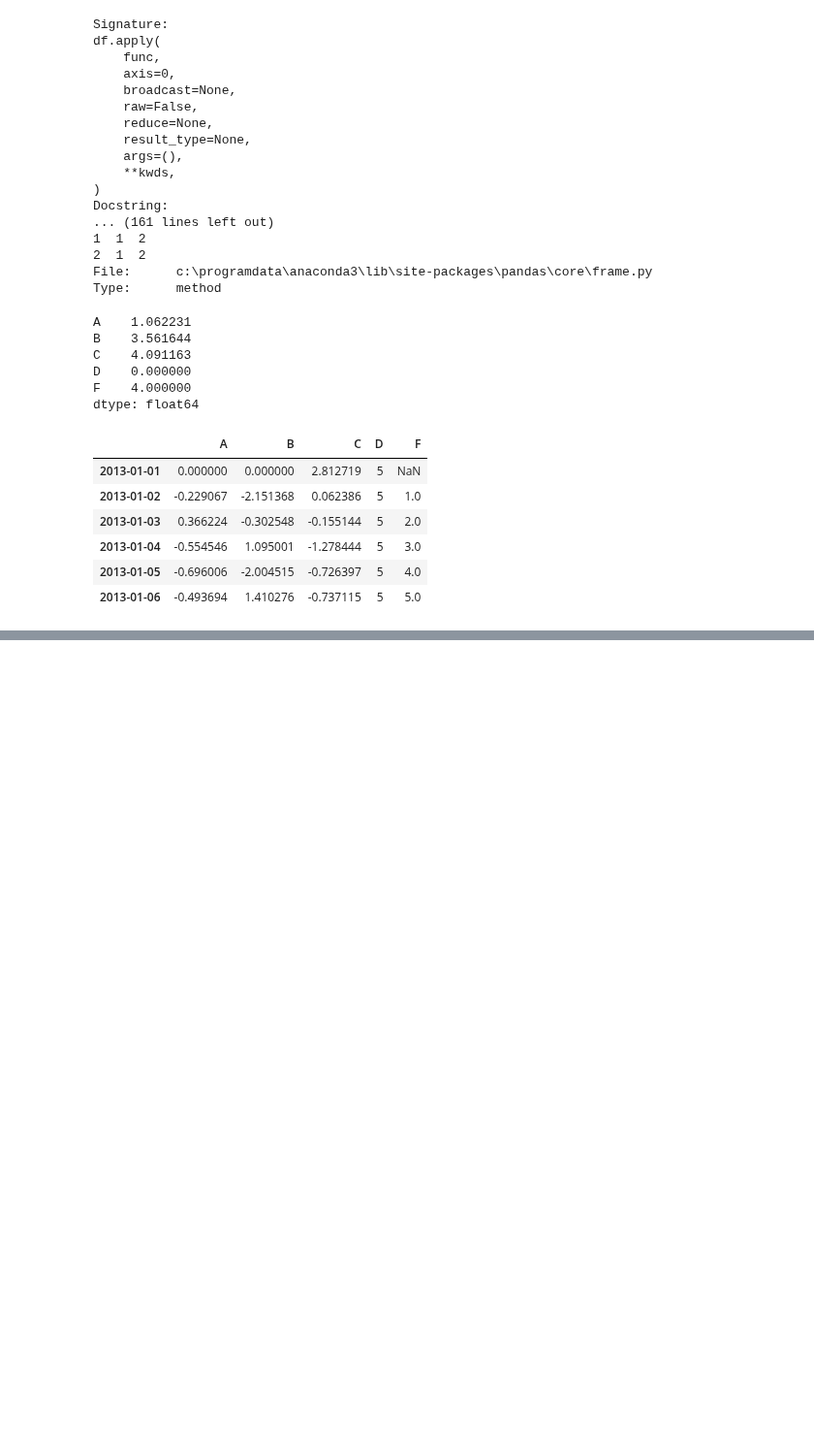
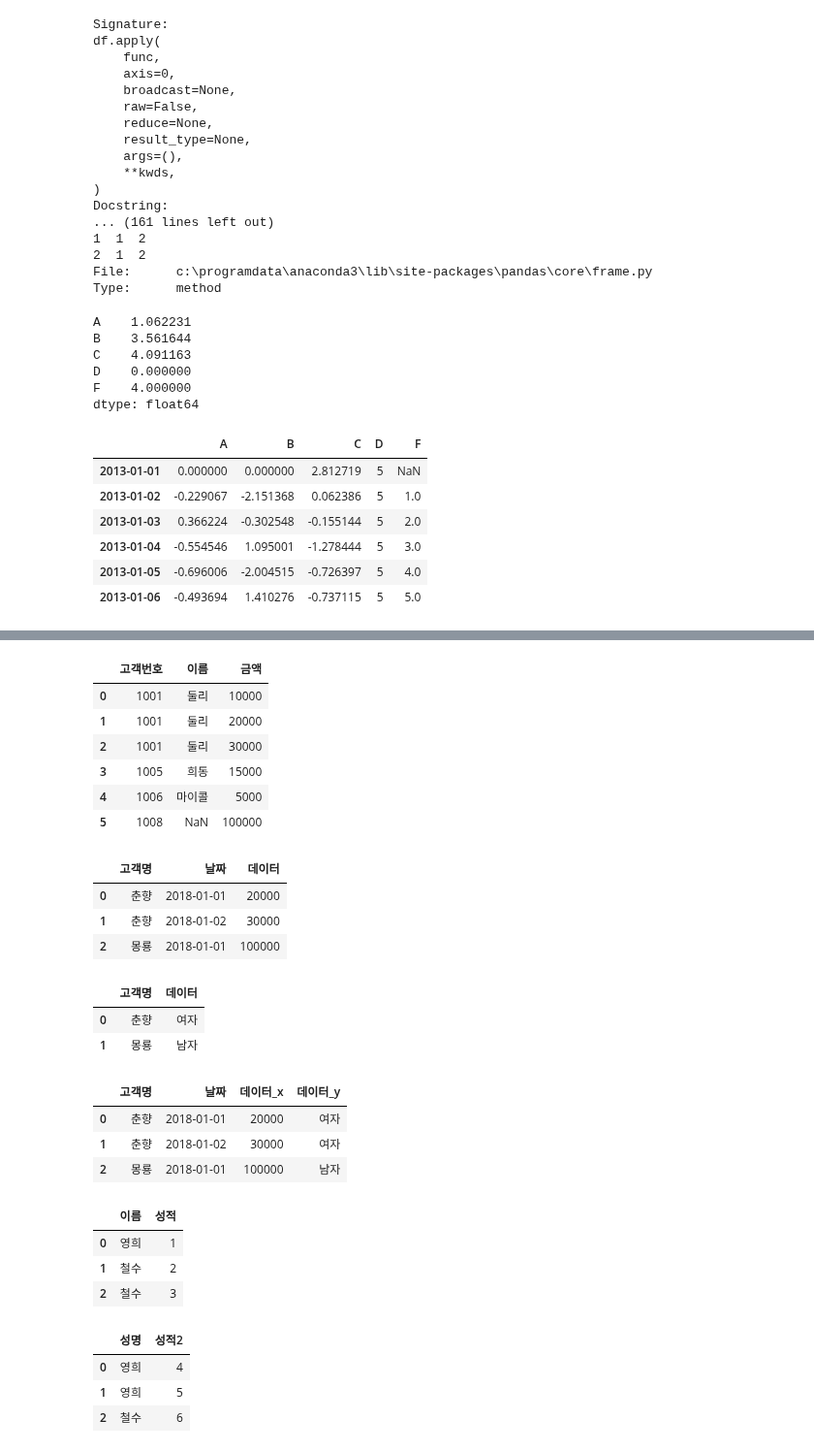
Before and after one commit to yieg77/pythonP, a Jupyter notebook: pandas/test.ipynb, the cells around one changed output, grey strips where cells are left out. Shown at 97% size. Cells and saved outputs as stored; diff of their text form; code cells hidden in the pictures; blank space fills up the shorter version.

```diff
--- a/pandas/test.ipynb
+++ b/pandas/test.ipynb
@@ -309,0 +500,6 @@ df
+# %%
+df1 = pd.DataFrame({
+    '고객번호': [1001, 1002, 1003, 1004, 1005, 1006, 1007],
+    '이름': ['둘리', '도우너', '또치', '길동', '희동', '마이콜', '영희']
+}, columns=['고객번호', '이름'])
+df1
@@ -309,0 +515,6 @@ df
+# %%
+df2 = pd.DataFrame({
+    '고객번호': [1001, 1001, 1005, 1006, 1008, 1001],
+    '금액': [10000, 20000, 15000, 5000, 100000, 30000]
+}, columns=['고객번호', '금액'])
+df2
@@ -309,0 +529,57 @@ df
+# %%
+pd.merge(df1,df2,how='right')
+# %% [output]
+|  | 고객번호 | 이름 | 금액 |
+| 0 | 1001 | 둘리 | 10000 |
+| 1 | 1001 | 둘리 | 20000 |
+| 2 | 1001 | 둘리 | 30000 |
+| 3 | 1005 | 희동 | 15000 |
+| 4 | 1006 | 마이콜 | 5000 |
+| 5 | 1008 | NaN | 100000 |
+# %%
+df1 = pd.DataFrame({
+    '고객명': ['춘향', '춘향', '몽룡'],
+    '날짜': ['2018-01-01', '2018-01-02', '2018-01-01'],
+    '데이터': ['20000', '30000', '100000']})
+df1
+# %% [output]
+|  | 고객명 | 날짜 | 데이터 |
+| 0 | 춘향 | 2018-01-01 | 20000 |
+| 1 | 춘향 | 2018-01-02 | 30000 |
+| 2 | 몽룡 | 2018-01-01 | 100000 |
+# %%
+df2 = pd.DataFrame({
+    '고객명': ['춘향', '몽룡'],
+    '데이터': ['여자', '남자']})
+df2
+# %% [output]
+|  | 고객명 | 데이터 |
+| 0 | 춘향 | 여자 |
+| 1 | 몽룡 | 남자 |
+# %%
+pd.merge(df1, df2, on='고객명')
+# %% [output]
+|  | 고객명 | 날짜 | 데이터_x | 데이터_y |
+| 0 | 춘향 | 2018-01-01 | 20000 | 여자 |
+| 1 | 춘향 | 2018-01-02 | 30000 | 여자 |
+| 2 | 몽룡 | 2018-01-01 | 100000 | 남자 |
+# %%
+df1 = pd.DataFrame({
+    '이름': ['영희', '철수', '철수'],
+    '성적': [1, 2, 3]})
+df1
+# %% [output]
+|  | 이름 | 성적 |
+| 0 | 영희 | 1 |
+| 1 | 철수 | 2 |
+| 2 | 철수 | 3 |
+# %%
+df2 = pd.DataFrame({
+    '성명': ['영희', '영희', '철수'],
+    '성적2': [4, 5, 6]})
+df2
+# %% [output]
+|  | 성명 | 성적2 |
+| 0 | 영희 | 4 |
+| 1 | 영희 | 5 |
+| 2 | 철수 | 6 |
```
Also changed, not shown: parts of 29 cells of this notebook, 8 other files.
